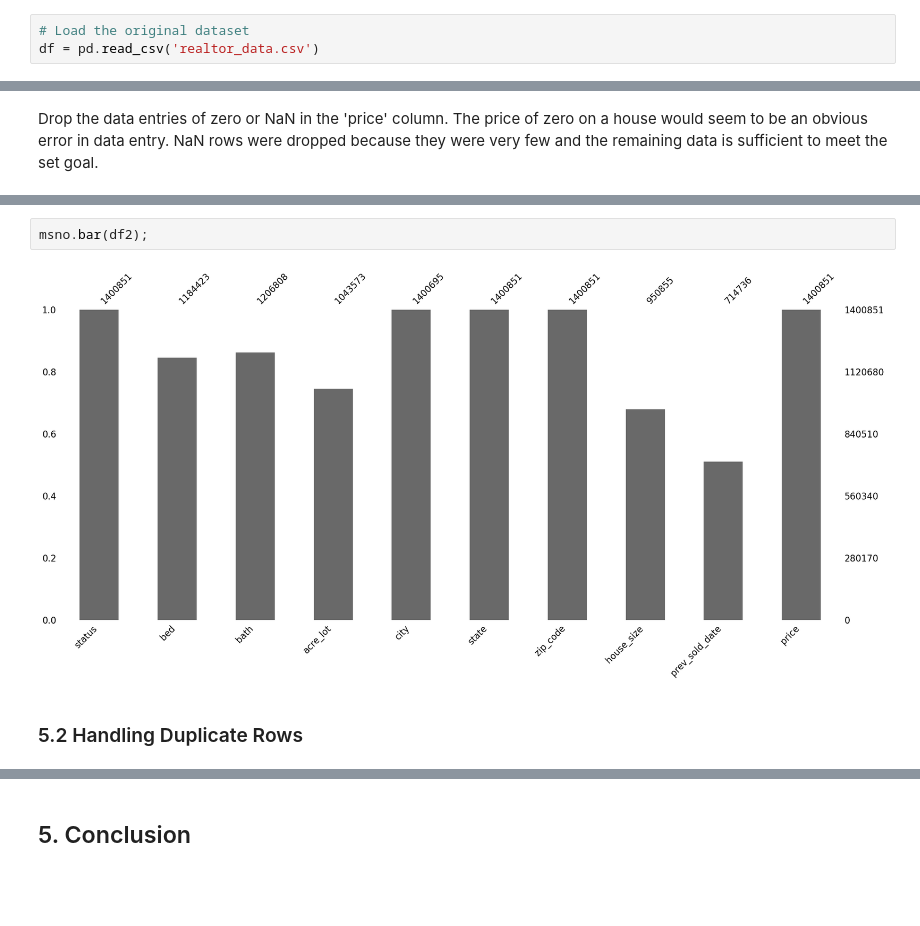
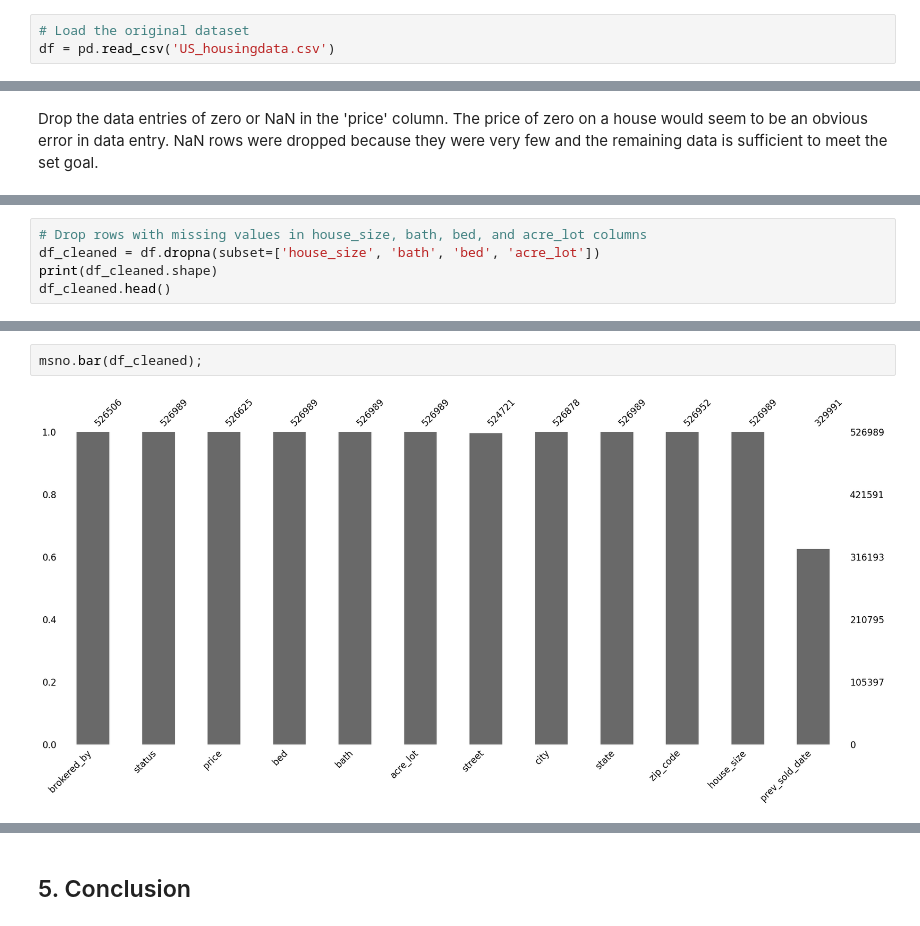
Before and after one commit to PM696/SpringboardBootCamp_DataScience, a Jupyter notebook: Capstone_Two_Data_Wrangling-main/Price_Prediction Model_Data_Wrangling_Stage.ipynb, the cells around one changed output, grey strips where cells are left out. Drawn from its saved outputs; the diff is of its cells as text; blank space fills up the shorter version.

```diff
--- a/Capstone_Two_Data_Wrangling-main/Price_Prediction Model_Data_Wrangling_Stage.ipynb
+++ b/Capstone_Two_Data_Wrangling-main/Price_Prediction Model_Data_Wrangling_Stage.ipynb
@@ -47,7 +48,7 @@ import missingno as msno
 ## 3. Load the Real Estate Data
 # %%
 # Load the original dataset
-df = pd.read_csv('realtor_data.csv')
+df = pd.read_csv('US_housingdata.csv')
 # %%
 # Create a copy of the original dataset
 df2 = df.copy()
@@ -197,0 +182,5 @@ The column with the date when a house was previously sold has a lot missing data
+# %%
+# Drop rows with missing values in house_size, bath, bed, and acre_lot columns
+df_cleaned = df.dropna(subset=['house_size', 'bath', 'bed', 'acre_lot'])
+print(df_cleaned.shape)
+df_cleaned.head()
@@ -198,6 +195,4 @@ The column with the date when a house was previously sold has a lot missing data
 # %%
-msno.bar(df2);
+msno.bar(df_cleaned);
 # %% [output]
-[figure, old version]
+[figure, new version]
-# %% [markdown]
-### 5.2 Handling Duplicate Rows
```
Also changed, not shown: parts of 26 cells of this notebook.
